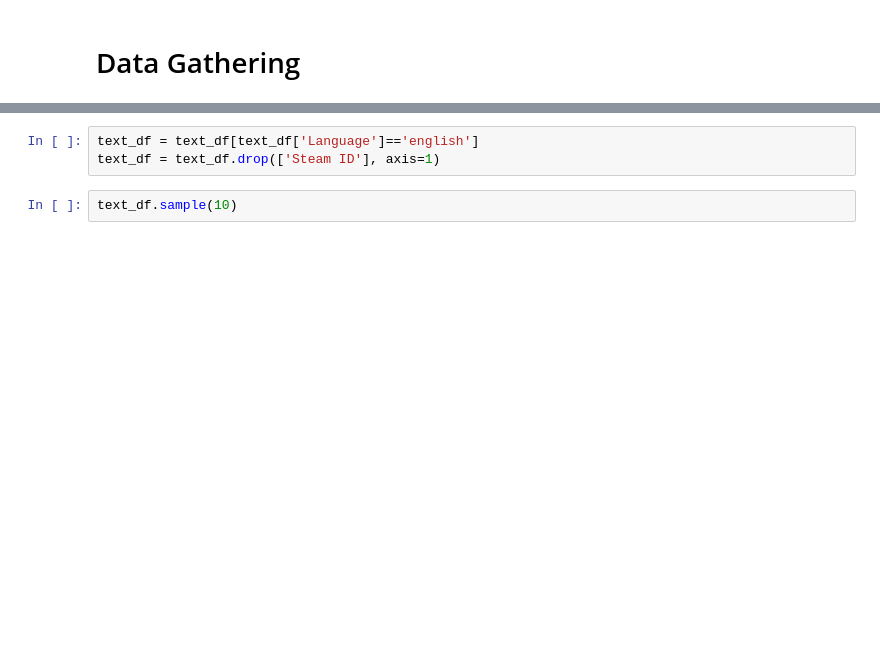
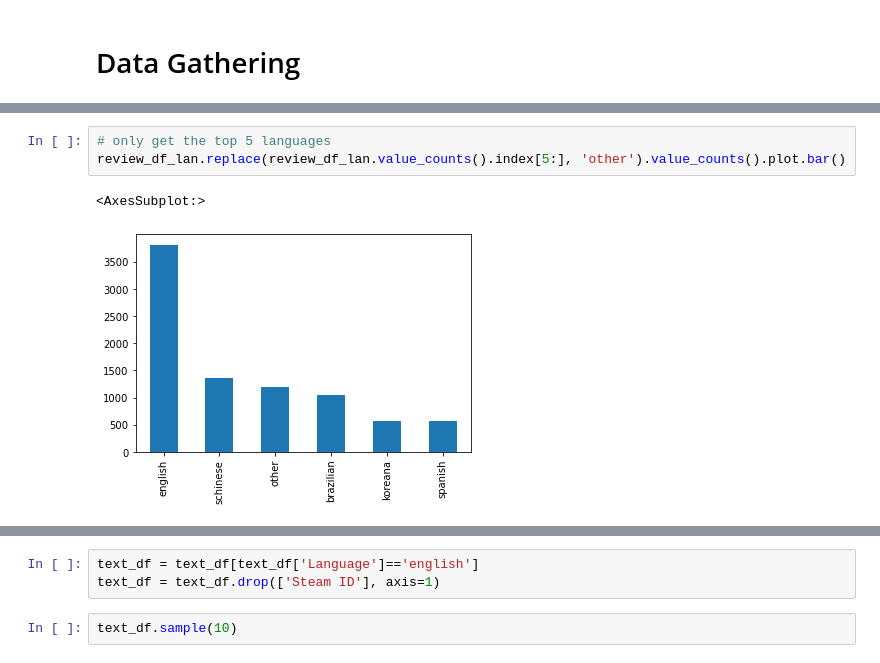
Before and after one commit to khanhhuy288/steam-insider, a Jupyter notebook: Aspect Extraction.ipynb, the cells around one changed output, grey strips where cells are left out. Drawn from its saved outputs; the diff is of its cells as text; blank space fills up the shorter version.

```diff
--- a/Aspect Extraction.ipynb
+++ b/Aspect Extraction.ipynb
@@ -65,0 +106,6 @@ text_df.sample(10)
+# %%
+# only get the top 5 languages
+review_df_lan.replace(review_df_lan.value_counts().index[5:], 'other').value_counts().plot.bar()
+# %% [output]
+<AxesSubplot:>
+[figure, added]
```
Also changed, not shown: parts of 12 cells of this notebook.
